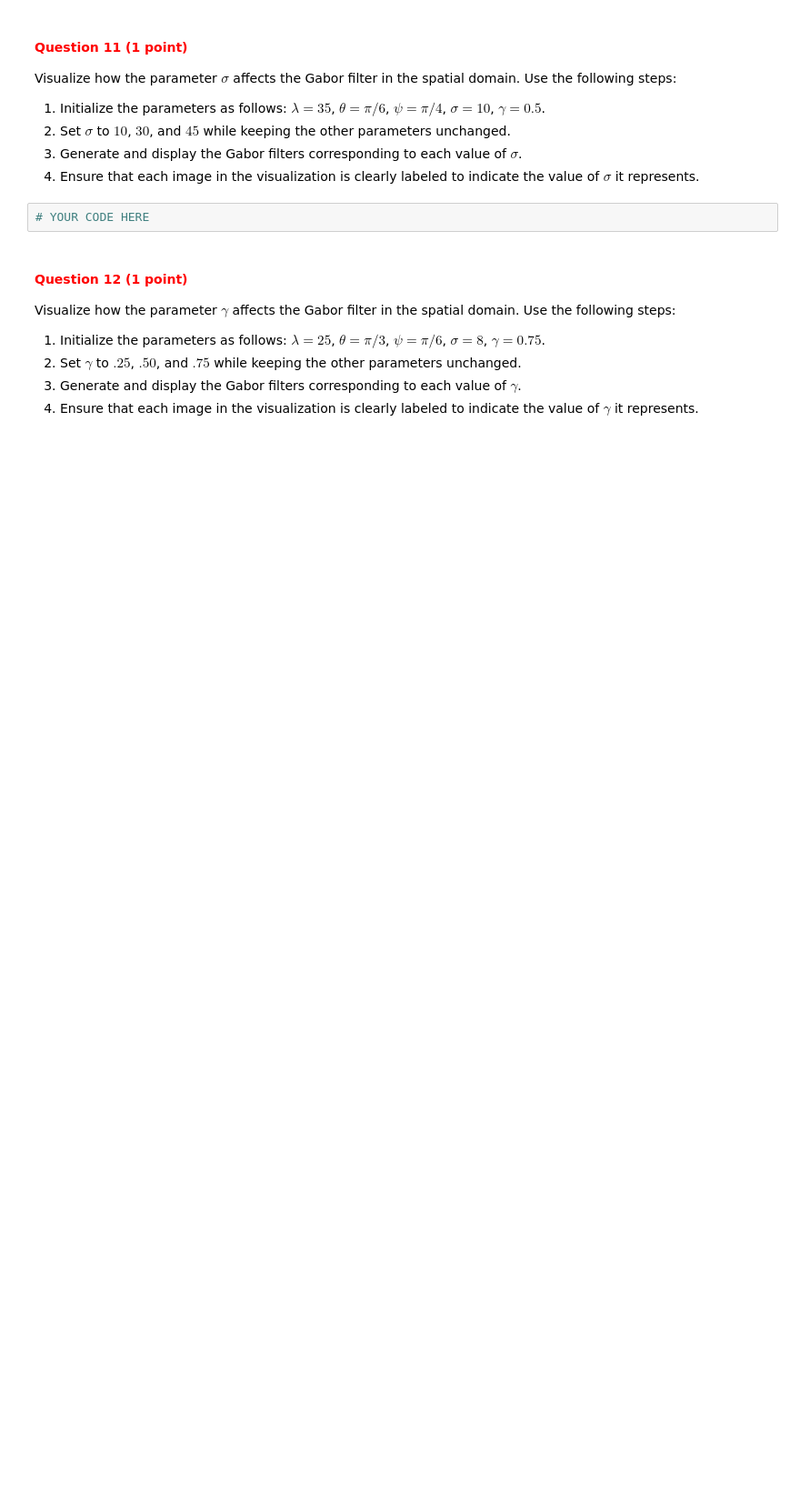
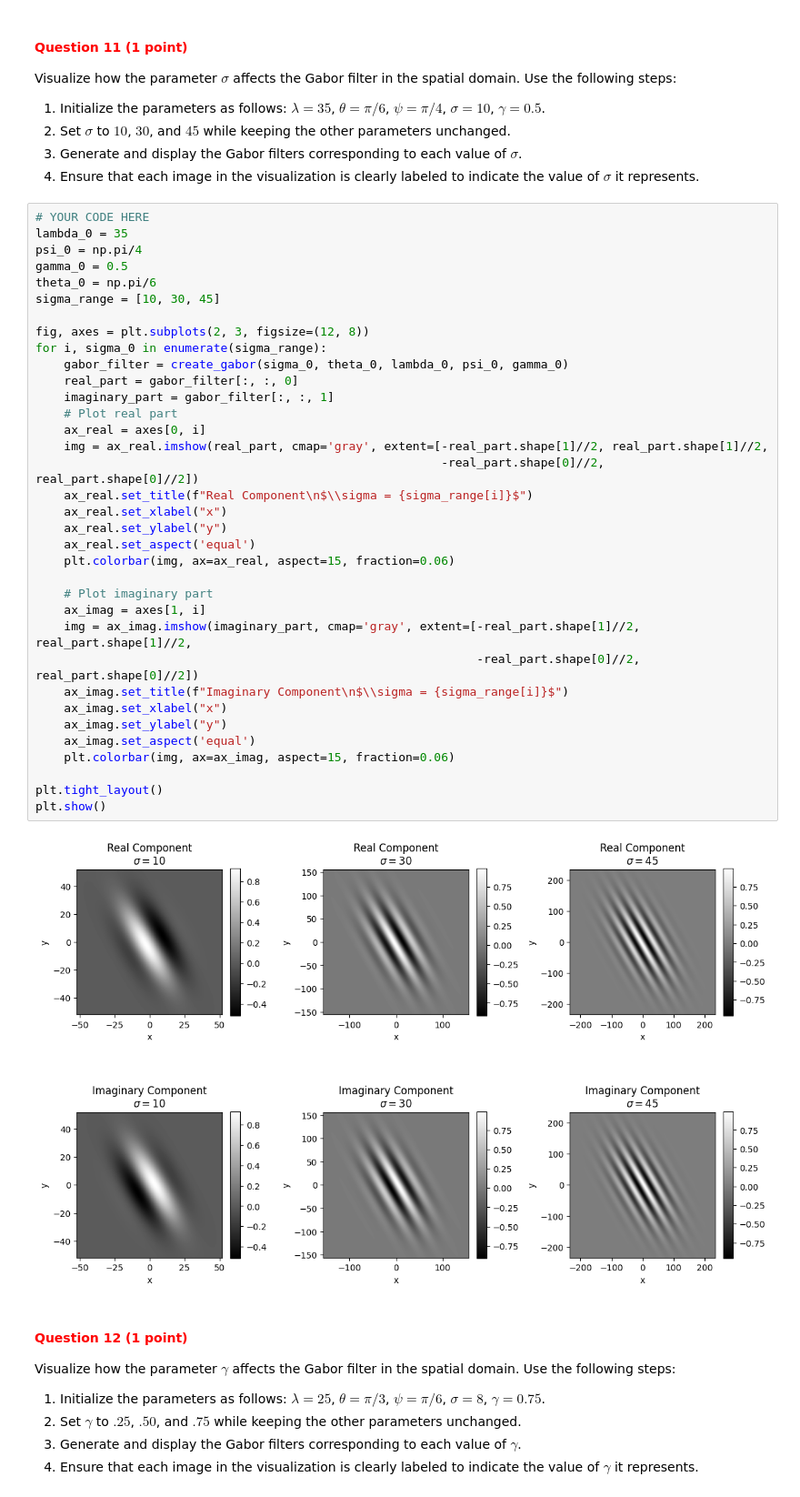
Before and after one commit to adambujna/cv1-lab-2, a Jupyter notebook: cv1-lab-2-adam.ipynb, the cells around one changed output. Shown: that part at 91% size. Cells and saved outputs as stored; diff of their text form; blank space fills up the shorter version.

```diff
--- a/cv1-lab-2-adam.ipynb
+++ b/cv1-lab-2-adam.ipynb
@@ -576,8 +635,43 @@ Visualize how the parameter $\sigma$ affects the Gabor filter in the spatial dom
 2. Set $\sigma$ to $10$, $30$, and $45$ while keeping the other parameters unchanged.
 3. Generate and display the Gabor filters corresponding to each value of $\sigma$.
 4. Ensure that each image in the visualization is clearly labeled to indicate the value of $\sigma$ it represents.
-# %%
-# YOUR CODE HERE
+# %%
+# YOUR CODE HERE
+lambda_0 = 35
+psi_0 = np.pi/4
+gamma_0 = 0.5
+theta_0 = np.pi/6
+sigma_range = [10, 30, 45]
+
+fig, axes = plt.subplots(2, 3, figsize=(12, 8))
+for i, sigma_0 in enumerate(sigma_range):
+    gabor_filter = create_gabor(sigma_0, theta_0, lambda_0, psi_0, gamma_0)
+    real_part = gabor_filter[:, :, 0]
+    imaginary_part = gabor_filter[:, :, 1]
+    # Plot real part
+    ax_real = axes[0, i]
+    img = ax_real.imshow(real_part, cmap='gray', extent=[-real_part.shape[1]//2, real_part.shape[1]//2,
+                                                         -real_part.shape[0]//2, real_part.shape[0]//2])
+    ax_real.set_title(f"Real Component\n$\\sigma = {sigma_range[i]}$")
+    ax_real.set_xlabel("x")
+    ax_real.set_ylabel("y")
+    ax_real.set_aspect('equal')
+    plt.colorbar(img, ax=ax_real, aspect=15, fraction=0.06)
+
+    # Plot imaginary part
+    ax_imag = axes[1, i]
+    img = ax_imag.imshow(imaginary_part, cmap='gray', extent=[-real_part.shape[1]//2, real_part.shape[1]//2,
+                                                              -real_part.shape[0]//2, real_part.shape[0]//2])
+    ax_imag.set_title(f"Imaginary Component\n$\\sigma = {sigma_range[i]}$")
+    ax_imag.set_xlabel("x")
+    ax_imag.set_ylabel("y")
+    ax_imag.set_aspect('equal')
+    plt.colorbar(img, ax=ax_imag, aspect=15, fraction=0.06)
+
+plt.tight_layout()
+plt.show()
+# %% [output]
+[figure, added]
 # %% [markdown]
 <a id="question-12"></a>
 #### <font color='#FF0000'>Question 12 (1 point)</font>
```
Also changed, not shown: parts of 11 cells of this notebook.
